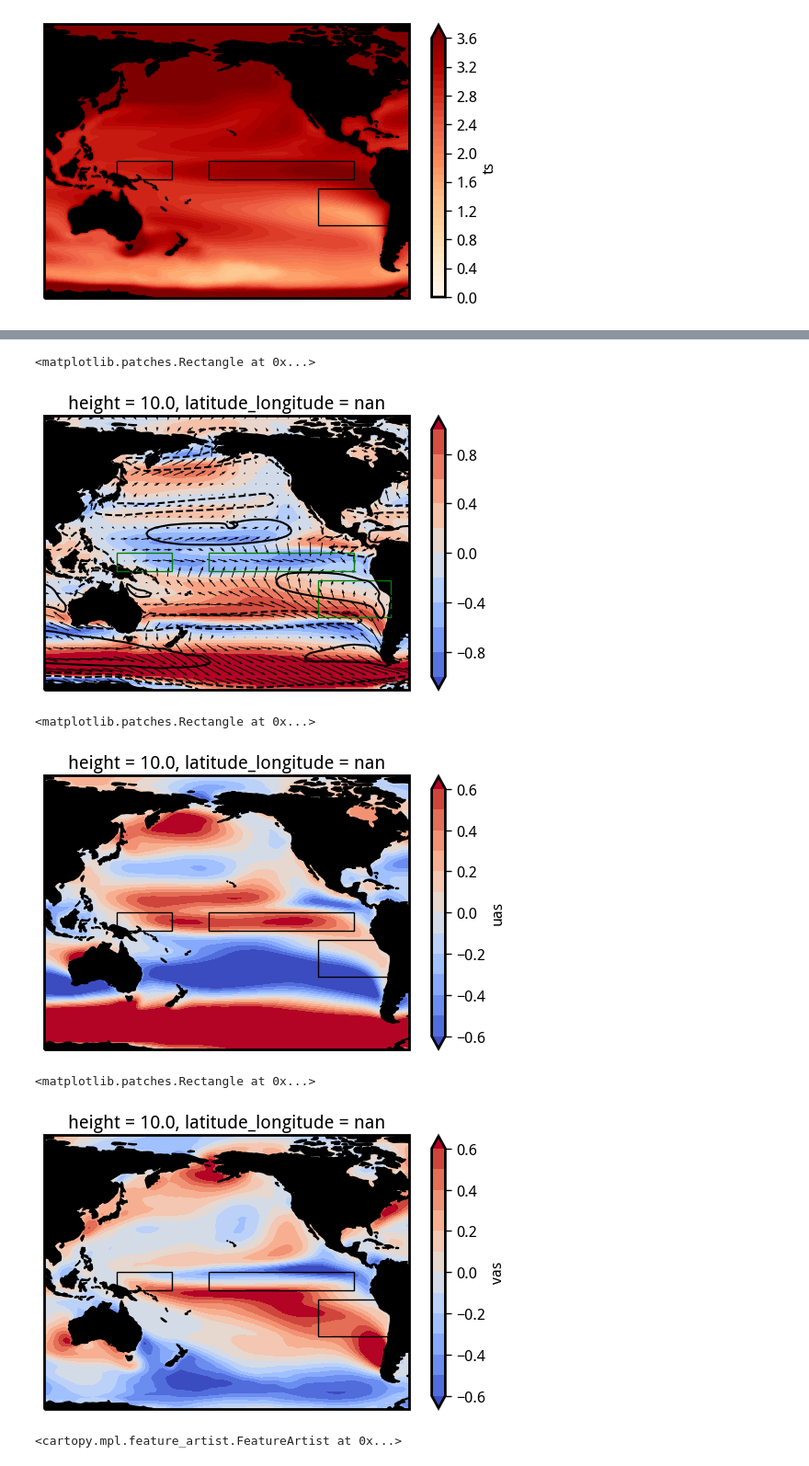
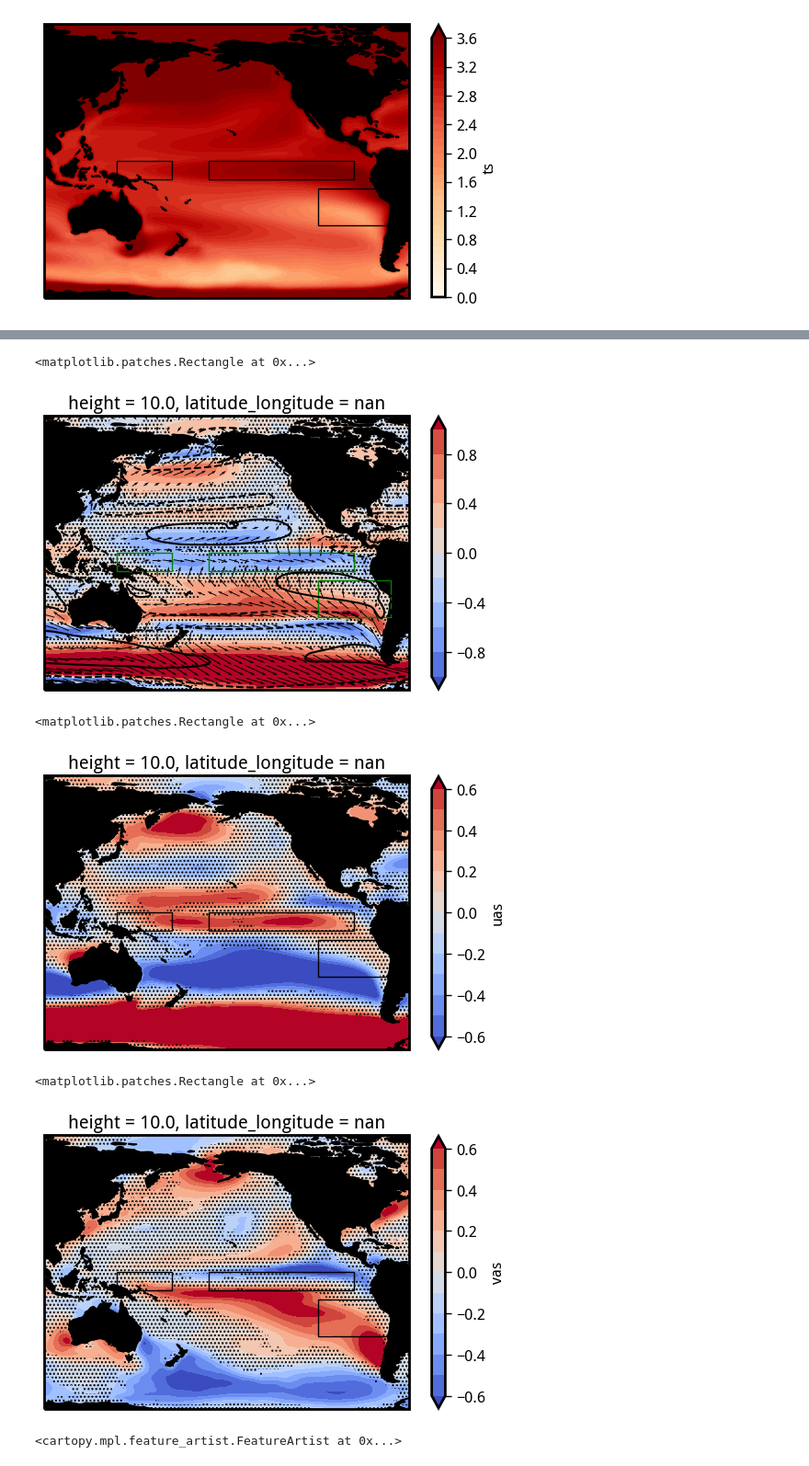
Before and after one commit to adisen99/net_zero_enso_pacific_changes, a Jupyter notebook: 04b_plotting.ipynb, the cells around one changed output, grey strips where cells are left out. Shown at 92% size. Cells and saved outputs as stored; diff of their text form; code cells hidden in the pictures.

```diff
--- a/04b_plotting.ipynb
+++ b/04b_plotting.ipynb
@@ -66,3 +64,13 @@ v10_eoc = v10.sel(time = slice('2050', '2100')).mean('time')
+# %%
+def kstest_1d(a, b):
+    res = stats.ks_2samp(a, b)
+    return res.pvalue
+
+
+def kstest_3d(da1, da2, dim):
+    return xr.apply_ufunc(kstest_1d, da1, da2, input_core_dims=[[dim], [dim]], vectorize=True, dask='parallelized')
+# %%
+xx, yy = np.meshgrid(ts_eoc.lon, ts_eoc.lat)
 # %%
 ax = plt.axes(projection=ccrs.PlateCarree(central_longitude=180))
 ax.set_extent([100, 300, -70, 80], crs=ccrs.PlateCarree())
@@ -132,9 +172,14 @@ ax.add_patch(mpatches.Rectangle(xy=[250, -30], width=40, height=20,
 # %%
 ax = plt.axes(projection=ccrs.PlateCarree(central_longitude=180))
 ax.set_extent([100, 300, -70, 80], crs=ccrs.PlateCarree())
+
+pvals = kstest_3d(ws_pi, ws_eoc, dim='model')
+zz = np.ma.masked_less_equal(pvals, 0.05)
+
 (ws_eoc - ws_pi).mean('model').plot.contourf(cmap='coolwarm', levels=np.arange(-1, 1.2, 0.2), transform=ccrs.PlateCarree(), cbar_kwargs=dict(orientation='vertical', shrink=0.8), robust=True)
 (ws_pi).mean('model').plot.contour(colors='k', center=4, levels=np.array([2, 6]), transform=ccrs.PlateCarree(), linestyles=['--', '-'])
 xr.merge([u10_eoc-u10_pi, v10_eoc-v10_pi]).mean('model').isel(lon = slice(0,-1,4), lat = slice(0,-1,4)).plot.quiver(x="lon", y="lat", u="uas", v="vas", vmin=-1, vmax=1, scale=20, robust=True, transform=ccrs.PlateCarree())
+ax.pcolor(xx, yy, zz, hatch='....', alpha=0., transform=ccrs.PlateCarree())
 ax.add_feature(cfeature.LAND, color='k', zorder=1)
 
 # ax.add_patch(mpatches.Rectangle(xy=[120, -65], width=170, height=20,
@@ -151,4 +196,4 @@ ax.add_patch(mpatches.Rectangle(xy=[250, -30], width=40, height=20,
                                 transform=ccrs.PlateCarree()))
 # %% [output]
 <matplotlib.patches.Rectangle at 0x...>
-[figure, old version]
+[figure, new version]
@@ -157,9 +200,14 @@ import matplotlib.patches as mpatches
 # %%
 ax = plt.axes(projection=ccrs.PlateCarree(central_longitude=180))
 ax.set_extent([100, 300, -70, 80], crs=ccrs.PlateCarree())
+
+pvals = kstest_3d(u10_pi, u10_eoc, dim='model')
+zz = np.ma.masked_less_equal(pvals, 0.05)
+
 (u10_eoc - u10_pi).mean('model').plot.contourf(cmap='coolwarm', levels=np.arange(-0.6, 0.7, 0.1), transform=ccrs.PlateCarree(), cbar_kwargs=dict(orientation='vertical', shrink=0.8), robust=True)
 # (u10_pi).mean('model').plot.contour(colors='k', center=4, levels=np.array([2, 6]), transform=ccrs.PlateCarree())
 ax.add_feature(cfeature.LAND, color='k', zorder=1)
+ax.pcolor(xx, yy, zz, hatch='....', alpha=0., transform=ccrs.PlateCarree())
 # ax.add_patch(mpatches.Rectangle(xy=[120, -65], width=170, height=20,
 #                                 facecolor='none', edgecolor='k',
 #                                 transform=ccrs.PlateCarree()))
@@ -174,25 +222,30 @@ ax.add_patch(mpatches.Rectangle(xy=[250, -30], width=40, height=20,
                                 transform=ccrs.PlateCarree()))
 # %% [output]
 <matplotlib.patches.Rectangle at 0x...>
-[figure, old version]
+[figure, new version]
 # %%
 ax = plt.axes(projection=ccrs.PlateCarree(central_longitude=180))
 ax.set_extent([100, 300, -70, 80], crs=ccrs.PlateCarree())
+
+pvals = kstest_3d(v10_pi, v10_eoc, dim='model')
+zz = np.ma.masked_less_equal(pvals, 0.05)
+
 (v10_eoc - v10_pi).mean('model').plot.contourf(cmap='coolwarm', levels=np.arange(-0.6, 0.7, 0.1), transform=ccrs.PlateCarree(), cbar_kwargs=dict(orientation='vertical', shrink=0.8), robust=True)
 # (u10_pi).mean('model').plot.contour(colors='k', center=4, levels=np.array([2, 6]), transform=ccrs.PlateCarree())
 ax.add_feature(cfeature.LAND, color='k', zorder=1)
+ax.pcolor(xx, yy, zz, hatch='....', alpha=0., transform=ccrs.PlateCarree())
 # ax.add_patch(mpatches.Rectangle(xy=[120, -65], width=170, height=20,
 #                                 facecolor='none', edgecolor='k',
 #                                 transform=ccrs.PlateCarree()))
 ax.add_patch(mpatches.Rectangle(xy=[190, -5], width=80, height=10,
                                 facecolor='none', edgecolor='k',
                                 transform=ccrs.PlateCarree()))
 ax.add_patch(mpatches.Rectangle(xy=[140, -5], width=30, height=10,
                                 facecolor='none', edgecolor='k',
                                 transform=ccrs.PlateCarree()))
 ax.add_patch(mpatches.Rectangle(xy=[250, -30], width=40, height=20,
                                 facecolor='none', edgecolor='k',
                                 transform=ccrs.PlateCarree()))
 # %% [output]
 <matplotlib.patches.Rectangle at 0x...>
-[figure, old version]
+[figure, new version]
```
Also changed, not shown: parts of 28 cells of this notebook, 9 other files.
